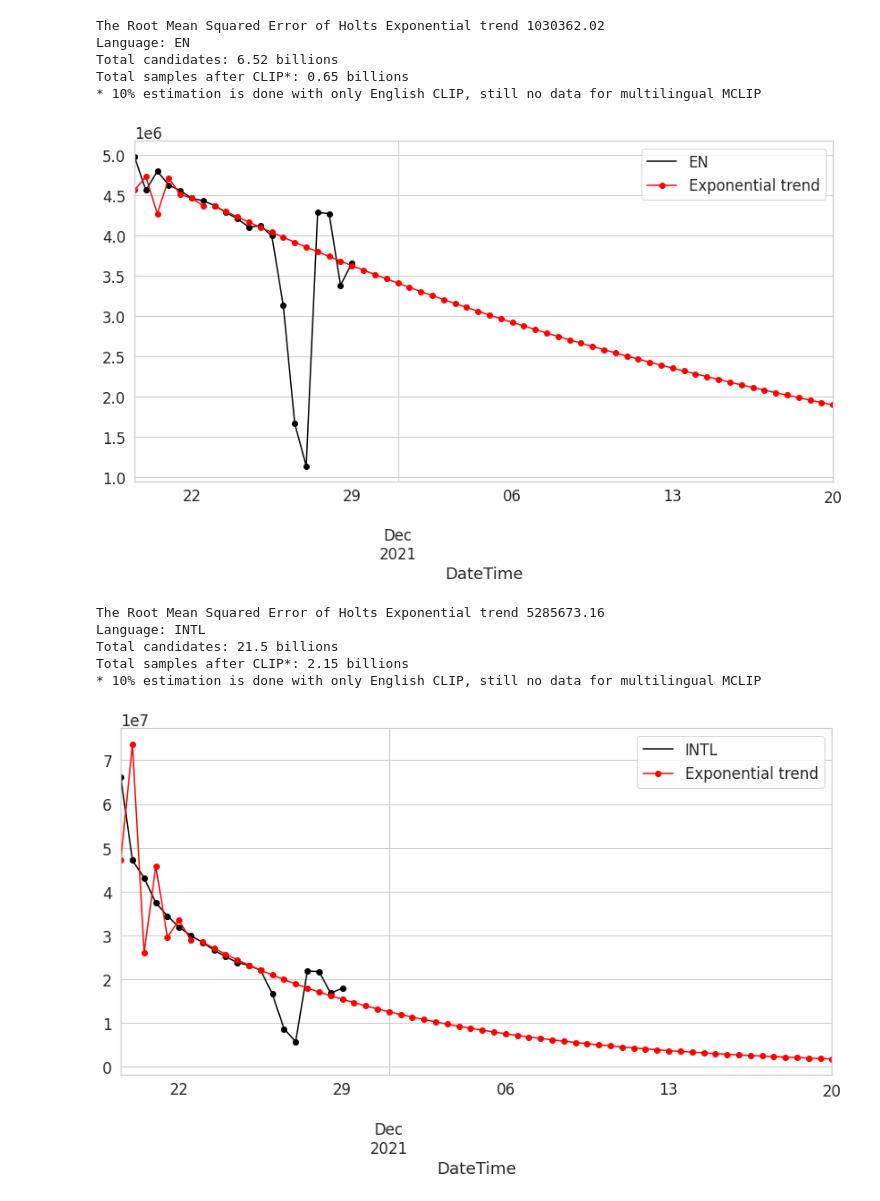
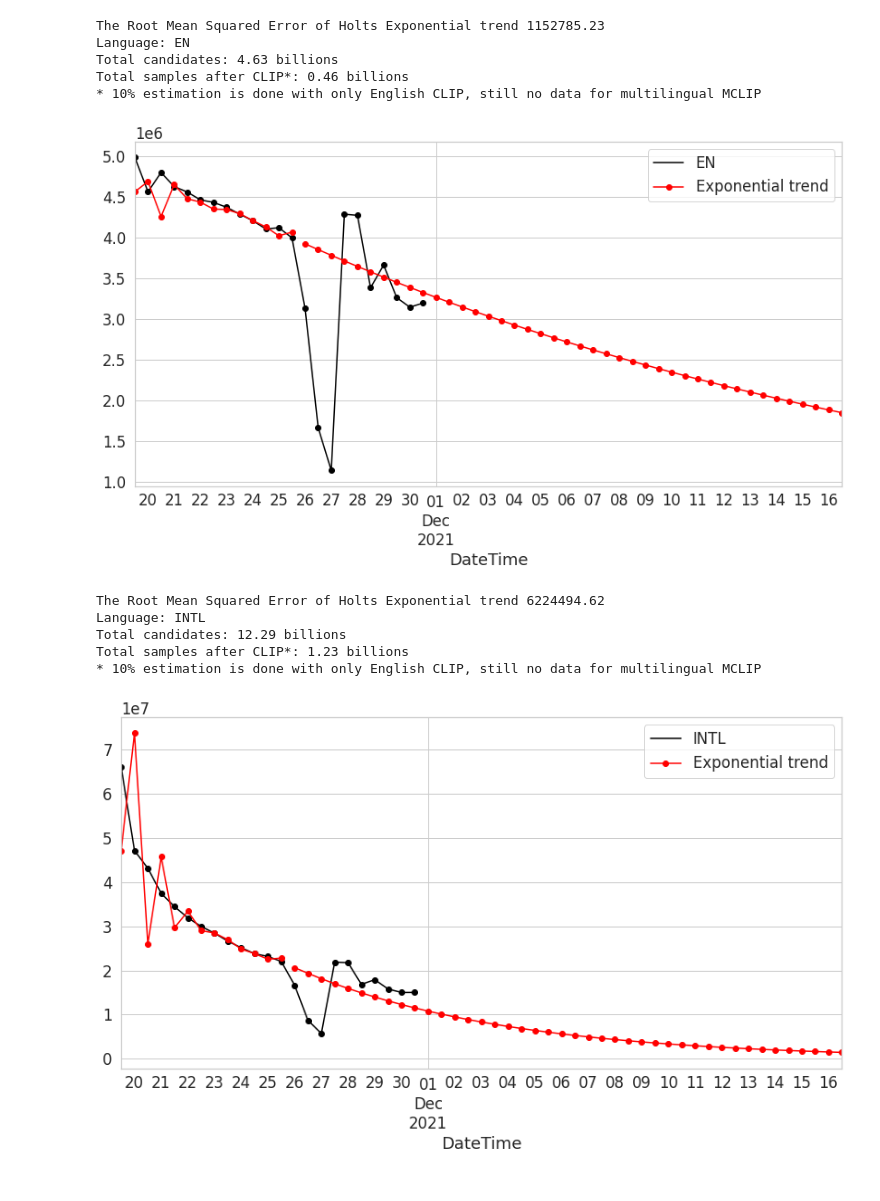
Before and after one commit to rvencu/crawlingathome-gpu-hcloud, a Jupyter notebook: helpers/predict_sizes.ipynb, the cells around one changed output. Cells and saved outputs as stored; diff of their text form; code cells hidden in the pictures.

Commit message:
updates plus test ml gpu script

```diff
--- a/helpers/predict_sizes.ipynb
+++ b/helpers/predict_sizes.ipynb
@@ -98,7 +94,7 @@ plt.show()
 # %%
-y_to_train = z[:'2021-11-22T12:00'] # dataset to train
-y_to_val = z['2021-11-23':] # last X months for test
-predict_date = 4.2*(len(z) - len(z[:'2021-11-22T12:00'])) # the number of data points for the test set
+y_to_train = z[:'2021-11-25T12:00'] # dataset to train
+y_to_val = z['2021-11-26':] # last X months for test
+predict_date = 4.2*(len(z) - len(z[:'2021-11-25T12:00'])) # the number of data points for the test set
 # %%
 from statsmodels.tsa.api import Holt
 
@@ -121,19 +117,19 @@ def holt(y,y_to_train,y_to_test,smoothing_level,smoothing_slope, predict_date, c
 
     plt.show()
 # %%
-holt(z, y_to_train,y_to_val,1.,0.4,predict_date,'EN')
+holt(z, y_to_train,y_to_val,1.,0.3,predict_date,'EN')
 holt(z, y_to_train,y_to_val,1.,1.4,predict_date,'INTL')
 holt(z, y_to_train,y_to_val,1.,1.4,predict_date,'NOLANG')
 # %% [output]
-The Root Mean Squared Error of Holts Exponential trend 1030362.02
+The Root Mean Squared Error of Holts Exponential trend 1152785.23
 Language: EN
-Total candidates: 6.52 billions
-Total samples after CLIP*: 0.65 billions
+Total candidates: 4.63 billions
+Total samples after CLIP*: 0.46 billions
 * 10% estimation is done with only English CLIP, still no data for multilingual MCLIP
-[figure, old version]
+[figure, new version]
-The Root Mean Squared Error of Holts Exponential trend 5285673.16
+The Root Mean Squared Error of Holts Exponential trend 6224494.62
 Language: INTL
-Total candidates: 21.5 billions
-Total samples after CLIP*: 2.15 billions
+Total candidates: 12.29 billions
+Total samples after CLIP*: 1.23 billions
 * 10% estimation is done with only English CLIP, still no data for multilingual MCLIP
-[figure, old version]
+[figure, new version]
```
Also changed, not shown: parts of 3 cells of this notebook, 4 other files.
